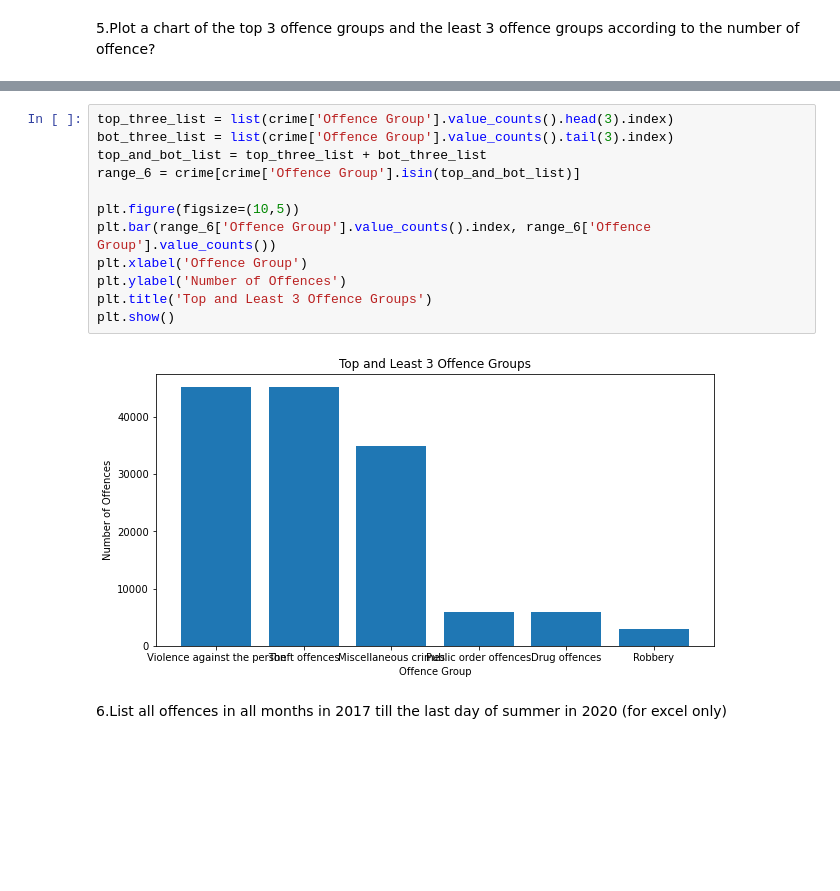
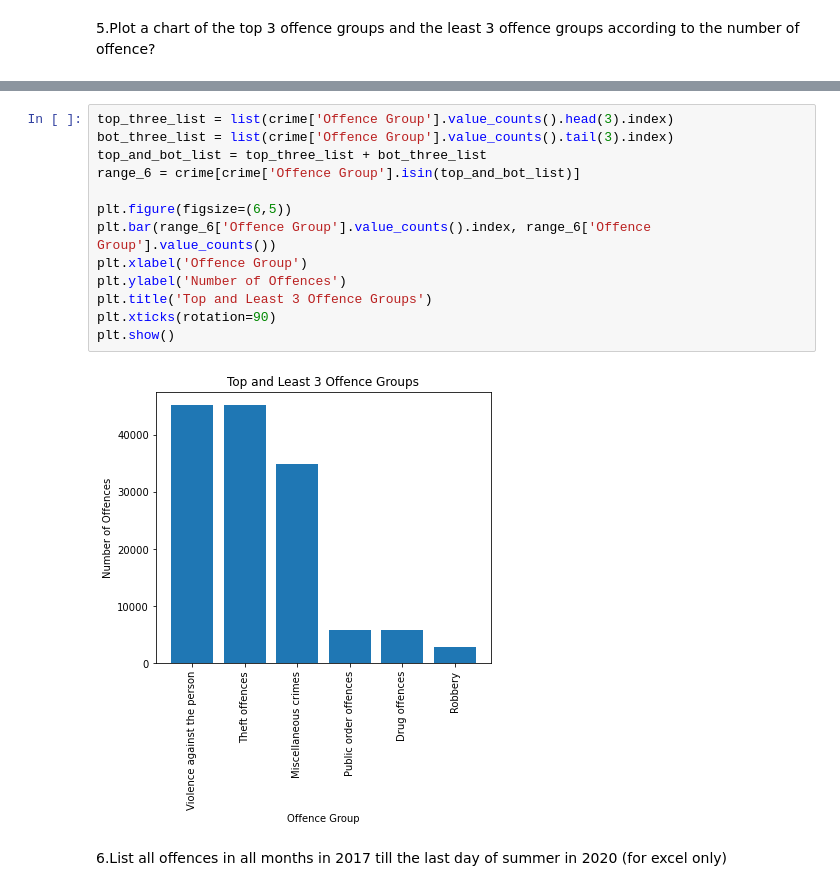
Before and after one commit to Dodaudu/python, a Jupyter notebook: python/script/crime_homework1.ipynb, the cells around one changed output, grey strips where cells are left out. Drawn from its saved outputs; the diff is of its cells as text; blank space fills up the shorter version.

```diff
--- a/python/script/crime_homework1.ipynb
+++ b/python/script/crime_homework1.ipynb
@@ -117,17 +162,18 @@ the answer is 0
 # %%
 top_three_list = list(crime['Offence Group'].value_counts().head(3).index)
 bot_three_list = list(crime['Offence Group'].value_counts().tail(3).index)
 top_and_bot_list = top_three_list + bot_three_list
 range_6 = crime[crime['Offence Group'].isin(top_and_bot_list)]
 
-plt.figure(figsize=(10,5))
+plt.figure(figsize=(6,5))
 plt.bar(range_6['Offence Group'].value_counts().index, range_6['Offence Group'].value_counts())
 plt.xlabel('Offence Group')
 plt.ylabel('Number of Offences')
 plt.title('Top and Least 3 Offence Groups')
+plt.xticks(rotation=90)
 plt.show()
 # %% [output]
-[figure, old version]
+[figure, new version]
 # %% [markdown]
 6.List all offences in all months in 2017 till the last day of summer in 2020 (for excel only)
 # %% [markdown]
```
Also changed, not shown: parts of 8 cells of this notebook.
